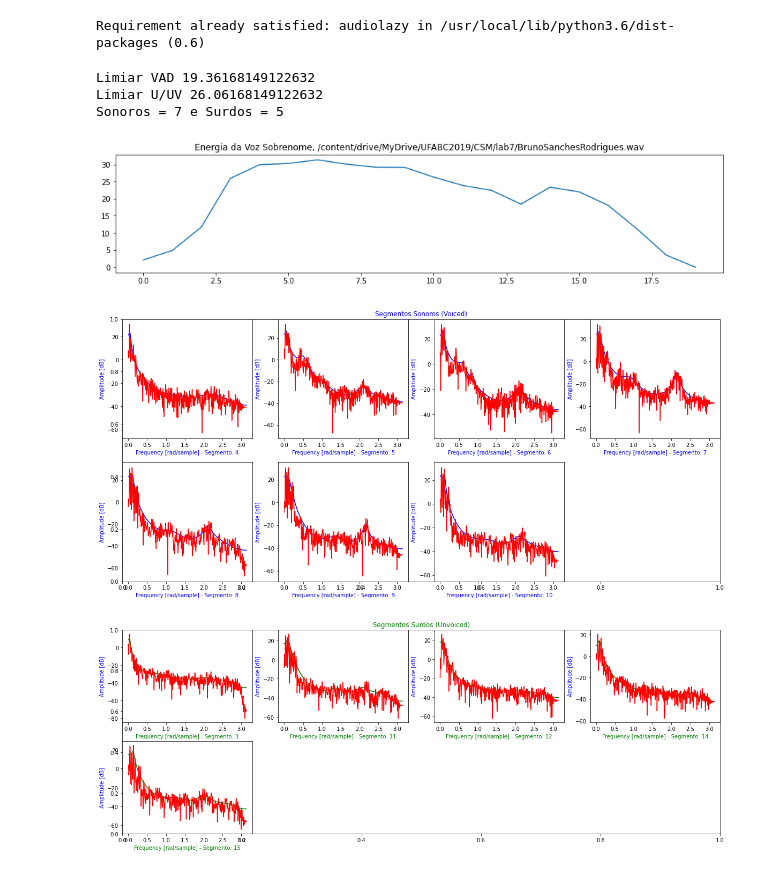
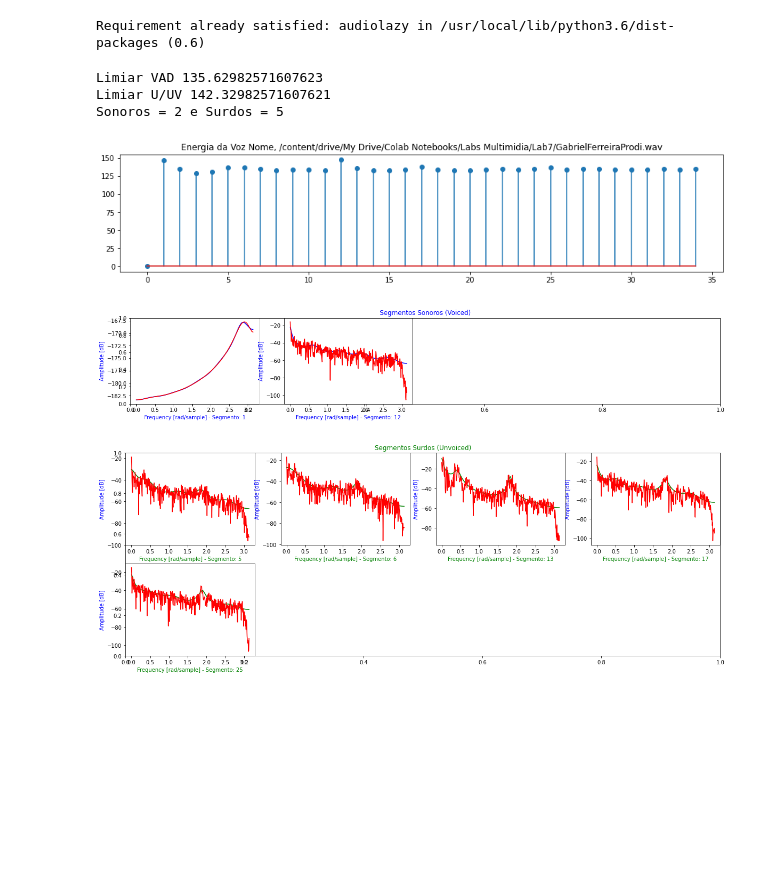
Before and after one commit to brusangues/CSM-DEVS, a Jupyter notebook: lab7/Gabriel/Lab7_Gabriel.ipynb, the cells around one changed output. Saved outputs shown, nothing was run; the diff lists cells and outputs as text; code cells hidden in the pictures; blank space fills up the shorter version.

```diff
--- a/lab7/Gabriel/Lab7_Gabriel.ipynb
+++ b/lab7/Gabriel/Lab7_Gabriel.ipynb
@@ -24,8 +24,8 @@ import math
 # %% [markdown]
 ## Separação de uma Estrofe
 # %%
-audio1 = '/content/drive/MyDrive/GabrielFerreiraProdi.wav'
-audio1 = 'GabrielFerreiraProdi.wav'
+audio1 = '/content/drive/My Drive/Colab Notebooks/Labs Multimidia/Lab7/GabrielFerreiraProdi.wav'  #Drive
+# audio1 = 'GabrielFerreiraProdi.wav' #Local
 print(audio1)
 v1 , sr1 = librosa.load(audio1)
 print(type(v1), type(sr1))
@@ -61,7 +61,7 @@ plt.plot(hm)
 [figure]
 # %%
 # Cortando o áudio
-v11 = v1[1000:21000]
+v11 = v1[65000:98000] # v1[65000:98000] = trecho 'Ferreira' # v1[33000:53000] = trecho 'Gabriel'
 
 # Gráfico da amostra
 plt.figure()
@@ -121,8 +121,8 @@ linhas_unvoiced = math.ceil(num_unvoiced/4)
 print('Sonoros = ' + str(num_voiced) + ' e Surdos = ' + str(num_unvoiced) )
 fig1, ax1 = plt.subplots(figsize=(15, 3))
 plt.figure(1)
-plt.plot(E1)
-plt.title('Energia da Voz Sobrenome, ' + audio1)
+plt.stem(E1)
+plt.title('Energia da Voz Nome, ' + audio1)
 
 # partição das figuras voiced
 i = 0
@@ -139,39 +139,39 @@ for l in range(1, Nseg1-2):
     if ind_voz[l] == 1:
         xjan = v1[(l-1)*Nj+Nover:l*Nj+Nover]*hm
         a_filter = lz.lpc.kautocor(xjan, p)
         gain_lpc = np.log10(abs(a_filter.error))
         w, h = signal.freqz(1,a_filter.numerator,worN=int(Nj/2))
         LP = 20 * np.log10(abs(h)) + 10*gain_lpc
         # Teste U/UV
 
         if E1[l] > E1voiced_lim:
 
             i += 1
             ax2 = fig2.add_subplot(linhas_voiced,4,i)
             plt.figure(2)
             plt.plot(w, LP, 'b')
             plt.ylabel('Amplitude [dB]', color='b')
             plt.xlabel('Frequency [rad/sample] - Segmento: ' + str(l), color='b')
             sp = np.fft.fft(xjan)
             plt.plot(w, 20*np.log10(abs(sp[0:int(Nj/2)])), 'r')
 
         else:
 
             j += 1
             ax3 = fig3.add_subplot(linhas_unvoiced,4,j)
             plt.figure(3)
             plt.plot(w, LP, 'g')
             plt.ylabel('Amplitude [dB]', color='b')
             plt.xlabel('Frequency [rad/sample] - Segmento: ' + str(l), color='g')
             sp = np.fft.fft(xjan)
             plt.plot(w, 20*np.log10(abs(sp[0:int(Nj/2)])), 'r')
 # %% [output]
-Limiar VAD 19.36168149122632
-Limiar U/UV 26.06168149122632
-Sonoros = 7 e Surdos = 5
+Limiar VAD 135.62982571607623
+Limiar U/UV 142.32982571607621
+Sonoros = 2 e Surdos = 5
-[figure, old version]
+[figure, new version]
-[figure, old version]
+[figure, new version]
-[figure, old version]
+[figure, new version]
 # %%
 # Espectrograma Nome
 
```
Also changed, not shown: parts of 5 cells of this notebook.
